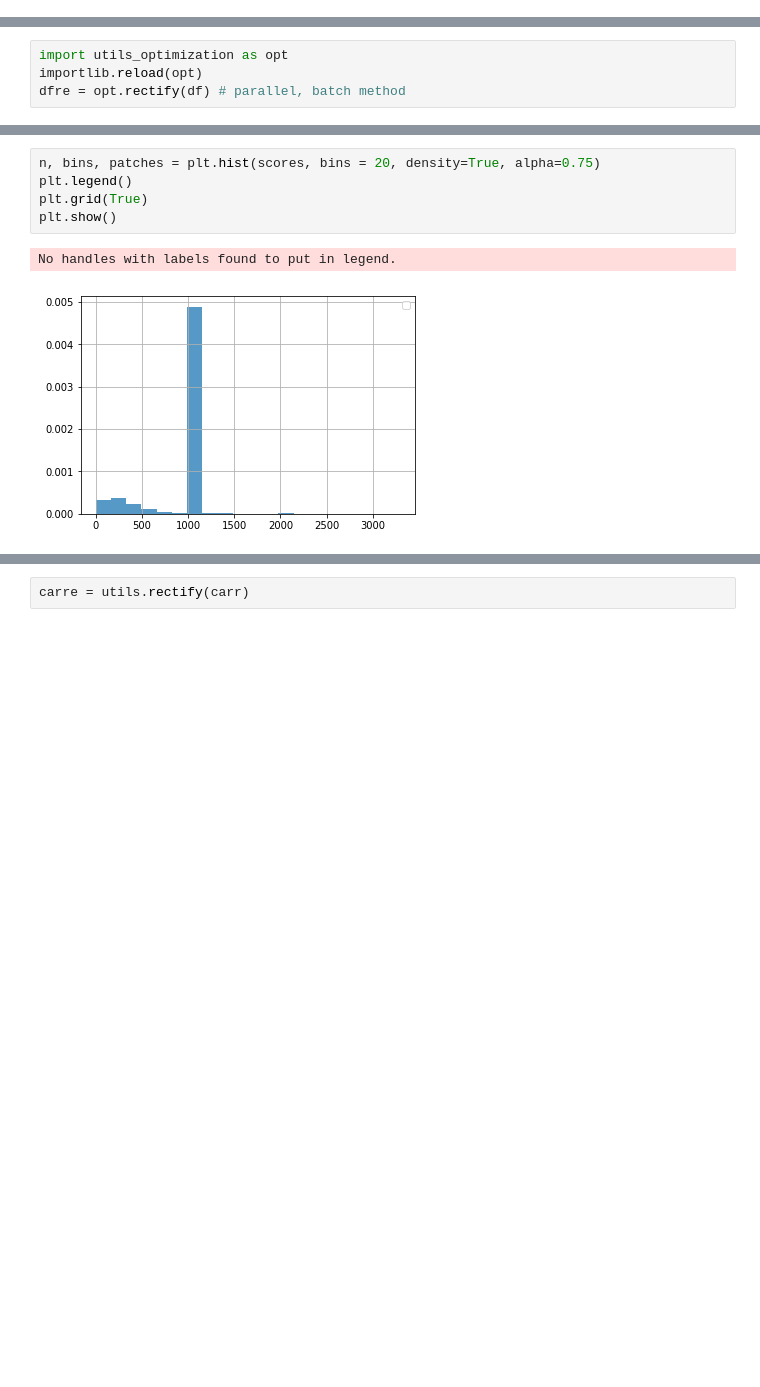
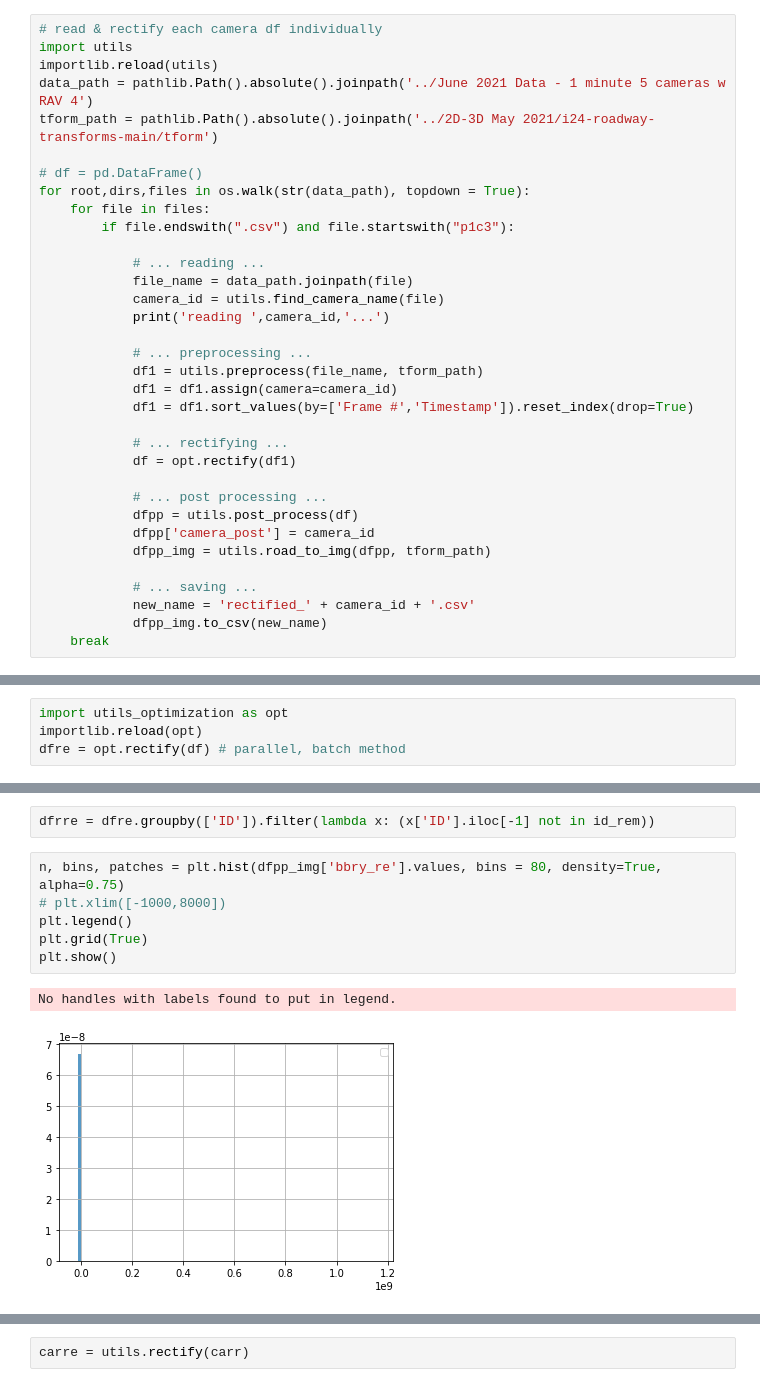
Before and after one commit to yanb514/I24-postprocessing, a Jupyter notebook: I24_multiple_cameras.ipynb, the cells around one changed output, grey strips where cells are left out. Drawn from its saved outputs; the diff is of its cells as text; blank space fills up the shorter version.

Commit message:
visualize rectified data

```diff
--- a/I24_multiple_cameras.ipynb
+++ b/I24_multiple_cameras.ipynb
@@ -56,3 +69,37 @@ after direction=0 filter:  206
 after filtering short tracks:  189
 Interpret missing timestamps...
 sorted.
+# %%
+# read & rectify each camera df individually
+import utils
+importlib.reload(utils)
+data_path = pathlib.Path().absolute().joinpath('../June 2021 Data - 1 minute 5 cameras w RAV 4')
+tform_path = pathlib.Path().absolute().joinpath('../2D-3D May 2021/i24-roadway-transforms-main/tform')
+
+# df = pd.DataFrame()
+for root,dirs,files in os.walk(str(data_path), topdown = True):
+    for file in files:
+        if file.endswith(".csv") and file.startswith("p1c3"):
+
+            # ... reading ...
+            file_name = data_path.joinpath(file)
+            camera_id = utils.find_camera_name(file)
+            print('reading ',camera_id,'...')
+
+            # ... preprocessing ...
+            df1 = utils.preprocess(file_name, tform_path)
+            df1 = df1.assign(camera=camera_id)
+            df1 = df1.sort_values(by=['Frame #','Timestamp']).reset_index(drop=True)
+
+            # ... rectifying ...
+            df = opt.rectify(df1)
+
+            # ... post processing ...
+            dfpp = utils.post_process(df)
+            dfpp['camera_post'] = camera_id
+            dfpp_img = utils.road_to_img(dfpp, tform_path)
+
+            # ... saving ...
+            new_name = 'rectified_' + camera_id + '.csv'
+            dfpp_img.to_csv(new_name)
+    break
@@ -111,11 +165,14 @@ print(t2-t1)
+# %%
+dfrre = dfre.groupby(['ID']).filter(lambda x: (x['ID'].iloc[-1] not in id_rem))
 # %%
-n, bins, patches = plt.hist(scores, bins = 20, density=True, alpha=0.75)
+n, bins, patches = plt.hist(dfpp_img['bbry_re'].values, bins = 80, density=True, alpha=0.75)
+# plt.xlim([-1000,8000])
 plt.legend()
 plt.grid(True)
 plt.show()
 # %% [output]
 No handles with labels found to put in legend.
-[figure, old version]
+[figure, new version]
 # %%
 import utils
 importlib.reload(utils)
```
Also changed, not shown: parts of 17 cells of this notebook, 8 other files.
